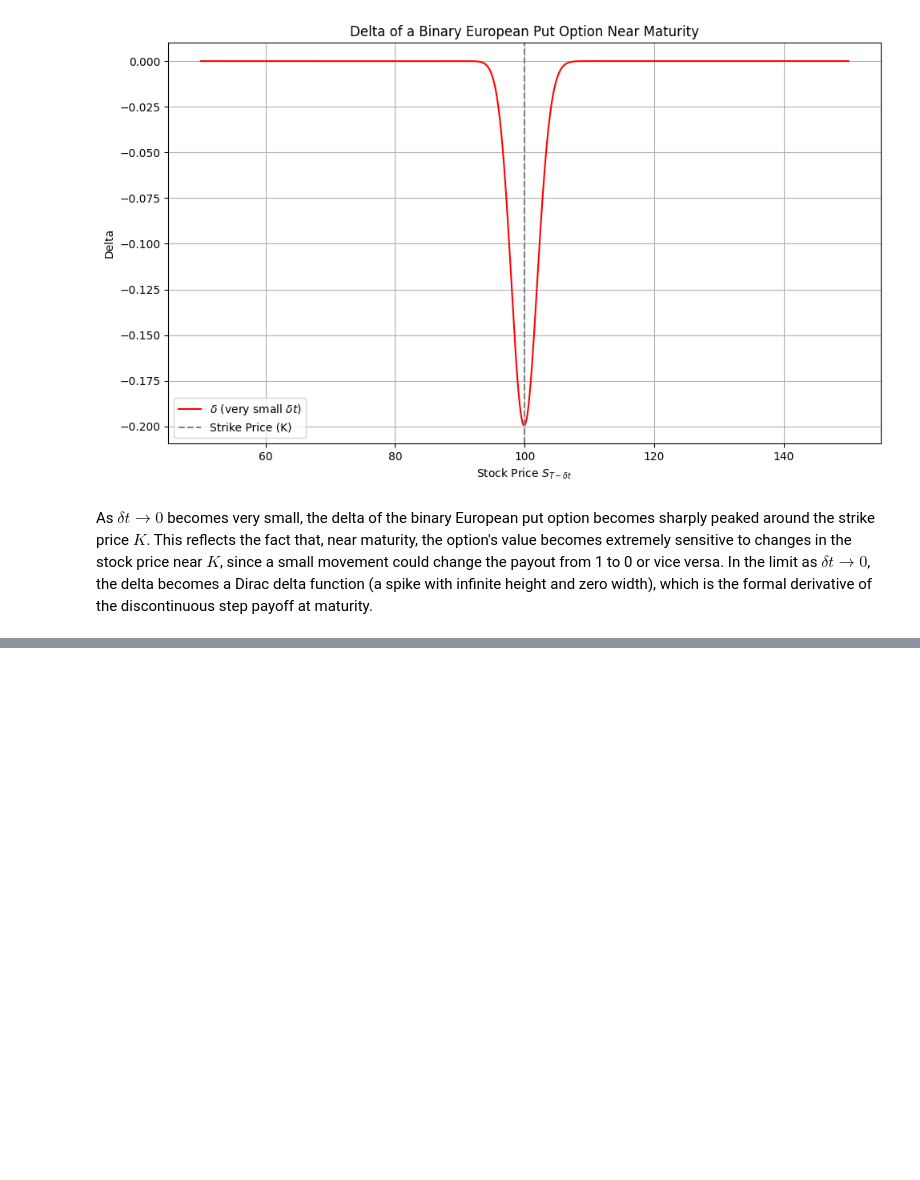
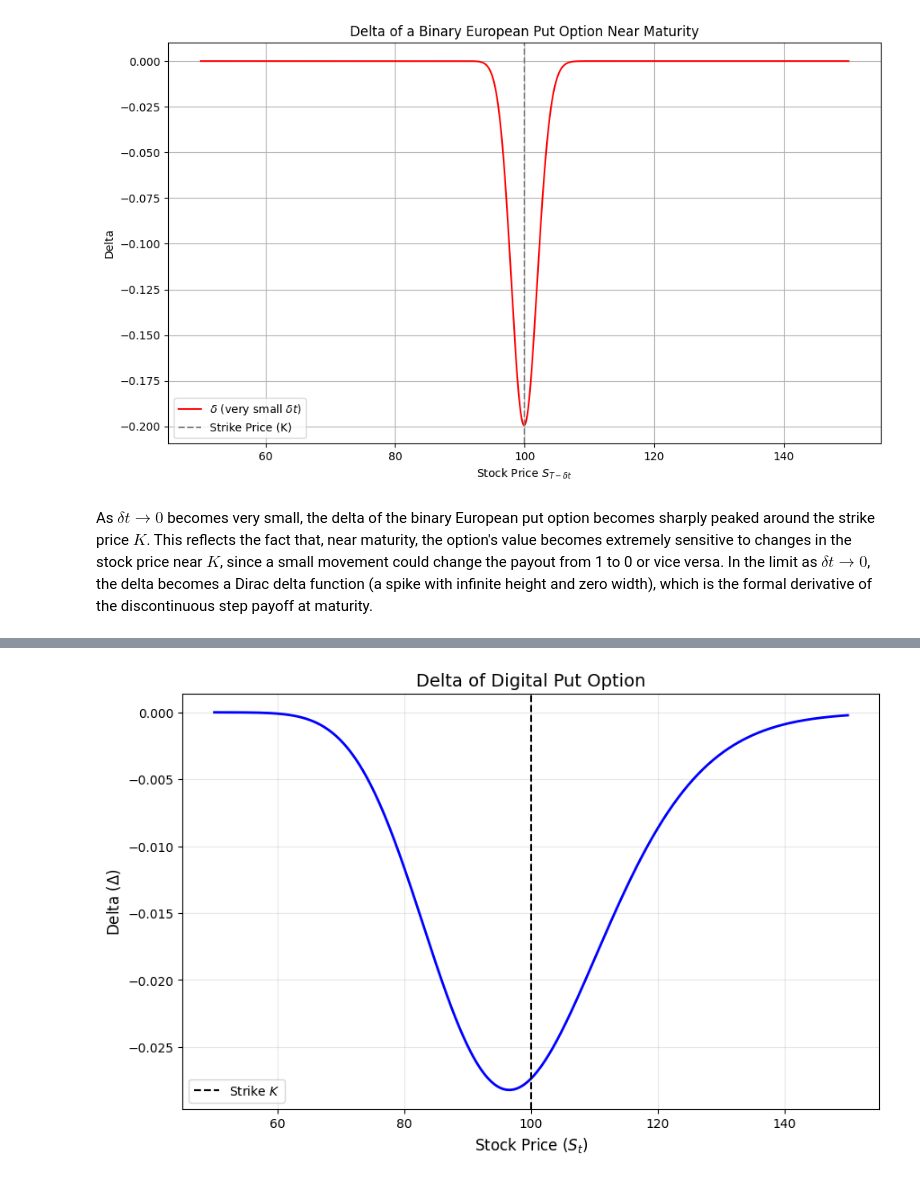
Before and after one commit to jujopo/Stochastic-Calculus, a Jupyter notebook: the_greeks.ipynb, the cells around one changed output, grey strips where cells are left out. Cells and saved outputs as stored; diff of their text form; code cells hidden in the pictures; blank space fills up the shorter version.

```diff
--- a/the_greeks.ipynb
+++ b/the_greeks.ipynb
@@ -139,0 +142,27 @@ As $\delta t \to 0$ becomes very small, the delta of the binary European put opt
+# %%
+# Parameters
+K = 100       # Strike price
+T = 1.0       # Time to maturity (years)
+r = 0.05      # Risk-free rate
+sigma = 0.2   # Volatility
+t = 0.5       # Current time (years)
+S_t = np.linspace(50, 150, 500)  # Stock price range
+# %%
+def digital_put_delta(S, K, T, t, r, sigma):
+    tau = T - t
+    d_minus = (np.log(S/K) + (r - 0.5 * sigma**2) * tau) / (sigma * np.sqrt(tau))
+    return -np.exp(-r * tau) * norm.pdf(d_minus) / (sigma * S * np.sqrt(tau))
+
+delta = digital_put_delta(S_t, K, T, t, r, sigma)
+
+plt.figure(figsize=(10, 6))
+plt.plot(S_t, delta, 'b-', lw=2)
+plt.axvline(K, color='k', linestyle='--', label='Strike $K$')
+plt.xlabel('Stock Price ($S_t$)', fontsize=12)
+plt.ylabel('Delta ($\Delta$)', fontsize=12)
+plt.title('Delta of Digital Put Option', fontsize=14)
+plt.legend()
+plt.grid(alpha=0.3)
+plt.show()
+# %% [output]
+[figure, added]
```
Also changed, not shown: parts of 14 cells of this notebook.
